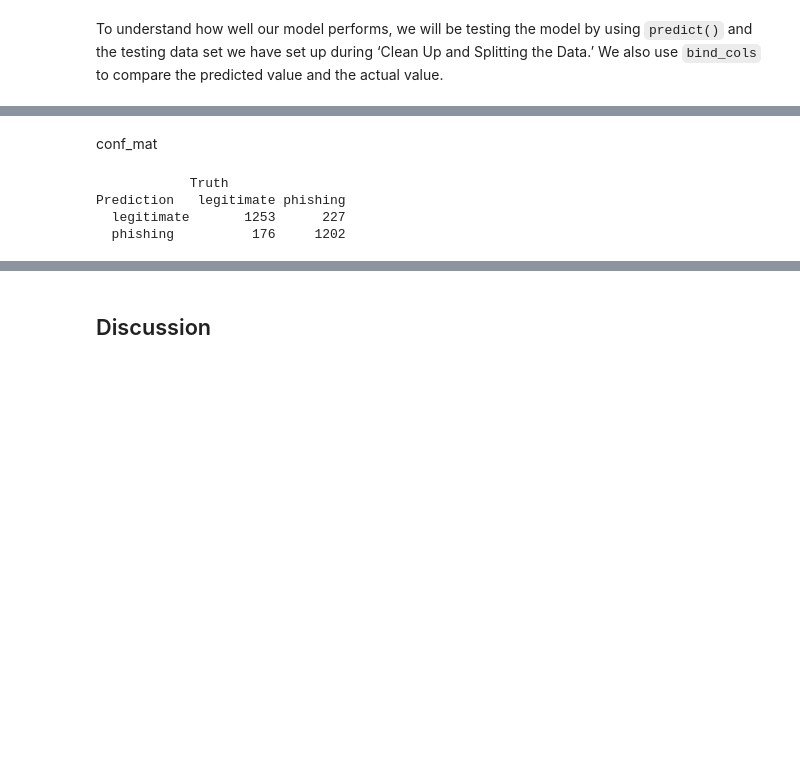
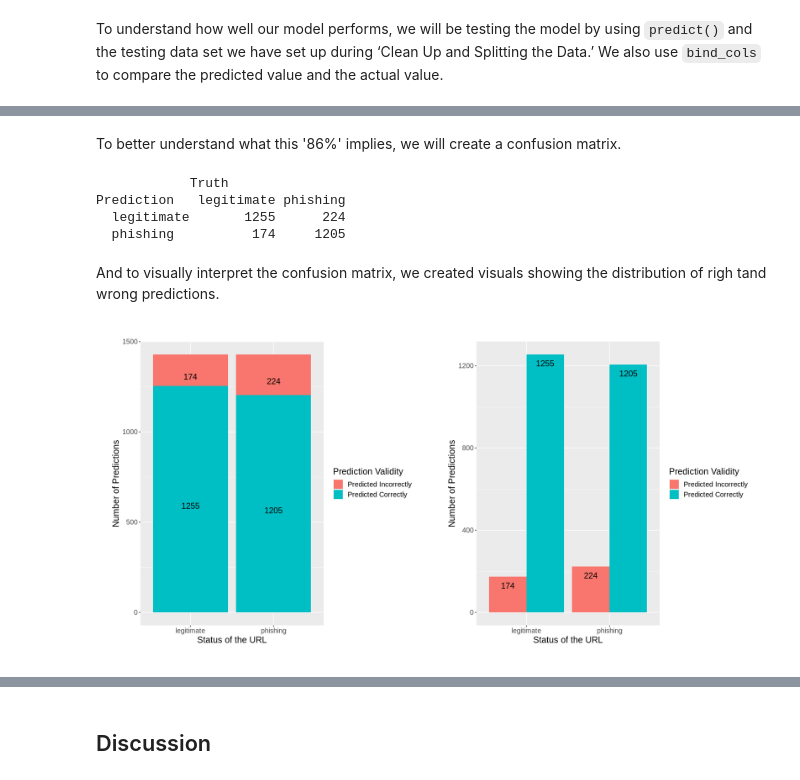
Before and after one commit to BriHan-Tech/phishing-detection, a Jupyter notebook: Group Project.ipynb, the cells around one changed output, grey strips where cells are left out. Saved outputs shown, nothing was run; the diff lists cells and outputs as text; code cells hidden in the pictures; blank space fills up the shorter version.

````diff
--- a/Group Project.ipynb
+++ b/Group Project.ipynb
@@ -269,7 +296,7 @@
 
 To create the model, we start by creating a new model specification. This time, we will use the value of ```K``` we found through cross-validation instead of ```tune()```.
 # %%
-actual_knn_spec <- nearest_neighbor(weight_func = "rectangular", neighbors = 2) %>%
+actual_knn_spec <- nearest_neighbor(weight_func = "rectangular", neighbors = 4) %>%
                    set_engine("kknn") %>%
                    set_mode("classification")
 # %% [markdown]
@@ -342,12 +332,71 @@ accuracies_boxplot
+# %% [markdown]
+To better understand what this '86%' implies, we will create a confusion matrix.
+# %%
+# Create Confusion matrix
+confusion_matrix <- knn_predict %>%
+                    conf_mat(truth = status, estimate = .pred_class)
+
+confusion_matrix
+# %% [output]
+            Truth
+Prediction   legitimate phishing
+  legitimate       1255      224
+  phishing          174     1205
 # %% [markdown]
-conf_mat
+And to visually interpret the confusion matrix, we created visuals showing the distribution of righ tand wrong predictions.
 # %%
-confusion_matrix <- knn_predict %>%
-                    conf_mat(truth = status, estimate = .pred_class)
+options(repr.plot.width = 16, repr.plot.height = 8)
 
-confusion_matrix
+# Adding column for Prediction != Truth, then it is wrong.
+confusion_matrix_tibble <- confusion_matrix$table %>%
+                           as_tibble() %>%
+                           add_column(validity = c("Predicted Correctly",
+                                                   "Predicted Incorrectly",
+                                                   "Predicted Incorrectly",
+                                                   "Predicted Correctly"))
+
+# Reordered tibble
+confusion_matrix_tibble <- confusion_matrix_tibble[c(1,2,4,3), ]
+
+# Arranged column "W' and "C" to display properly on segmented bar graph.
+confusion_matrix_tibble$validity <- factor(confusion_matrix_tibble$validity,
+                                           levels = c("Predicted Incorrectly",
+                                                      "Predicted Correctly"))
+
+# Create Bar Graph
+confusion_matrix_bar_graph <- confusion_matrix_tibble %>%
+                              ggplot(aes(x = Truth, y = n, fill = validity)) +
+                                  geom_bar(stat = "identity", position = "dodge") +
+                                  geom_text(aes(label = n), vjust = 2,
+                                            position = position_dodge(0.9), size=5) +
+                                  labs(x = "Status of the URL",
+                                       y = "Number of Predictions",
+                                       fill = "Prediction Validity") +
+                                  theme(axis.title = element_text(size = 15),
+                                        text = element_text(size = 15),
+                                        plot.margin = unit(c(1,1,1,1), "cm"))
+
+# Getting position for y-axis label
+confusion_matrix_cumsum <- ddply(confusion_matrix_tibble,
+                                 "Truth",
+                                 transform,
+                                 label_ypos=cumsum(n) - 0.5*n)
+
+# Create segmented bar graph
+confusion_matrix_segmented_bar_graph <- confusion_matrix_cumsum %>%
+                                        ggplot(aes(x = Truth, y = n, fill = validity)) +
+                                            geom_bar(stat = "identity") +
+                                            geom_text(aes(y=label_ypos, label = n),
+                                                      vjust = 1.6,
+                                                      size=5) +
+                                            labs(x = "Status of the URL",
+                                                 y = "Number of Predictions",
+                                                 fill = "Prediction Validity") +
+                                            theme(axis.title = element_text(size = 15),
+                                                  text = element_text(size = 15),
+                                                  plot.margin = unit(c(1,1,1,1), "cm"))
+
+# arrange grid
+grid.arrange(confusion_matrix_segmented_bar_graph, confusion_matrix_bar_graph, ncol = 2)
 # %% [output]
-            Truth
-Prediction   legitimate phishing
-  legitimate       1253      227
-  phishing          176     1202
+[figure, added]
````
Also changed, not shown: parts of 20 cells of this notebook.
